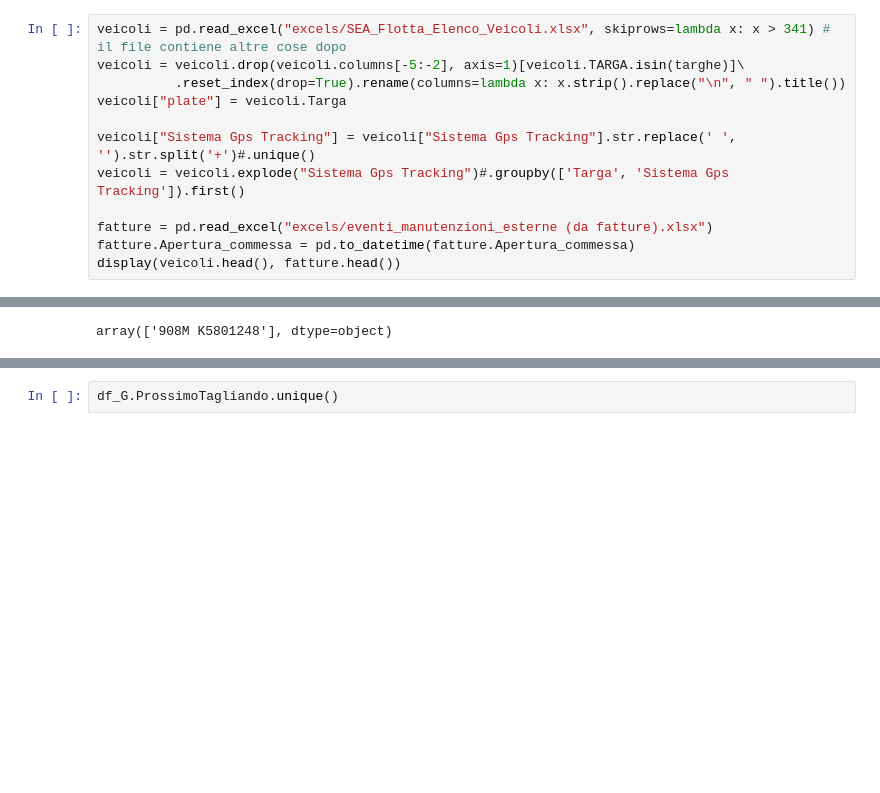
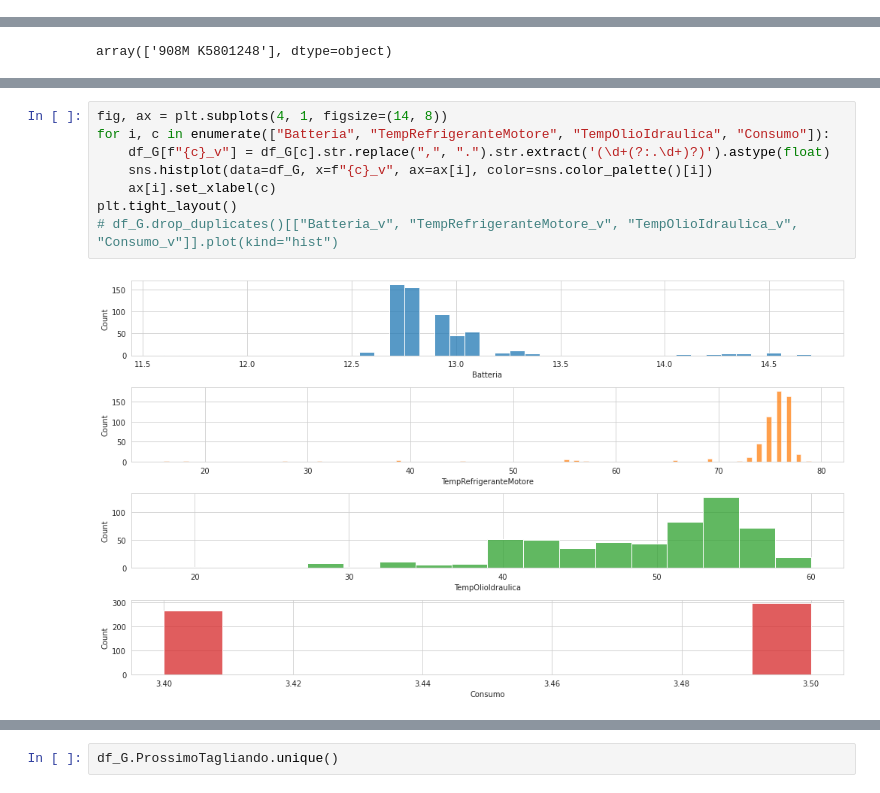
Before and after one commit to antonioalbanese/ai4trucks, a Jupyter notebook: cumulative_analysis.ipynb, the cells around one changed output, grey strips where cells are left out. Saved outputs shown, nothing was run; the diff lists cells and outputs as text; blank space fills up the shorter version.

```diff
--- a/cumulative_analysis.ipynb
+++ b/cumulative_analysis.ipynb
@@ -8,14 +13,2 @@ from pathlib import Path
 
 pd.options.display.max_columns = 100
-# %%
-veicoli = pd.read_excel("excels/SEA_Flotta_Elenco_Veicoli.xlsx", skiprows=lambda x: x > 341) # il file contiene altre cose dopo
-veicoli = veicoli.drop(veicoli.columns[-5:-2], axis=1)[veicoli.TARGA.isin(targhe)]\
-          .reset_index(drop=True).rename(columns=lambda x: x.strip().replace("\n", " ").title())
-veicoli["plate"] = veicoli.Targa
-
-veicoli["Sistema Gps Tracking"] = veicoli["Sistema Gps Tracking"].str.replace(' ', '').str.split('+')#.unique()
-veicoli = veicoli.explode("Sistema Gps Tracking")#.groupby(['Targa', 'Sistema Gps Tracking']).first()
-
-fatture = pd.read_excel("excels/eventi_manutenzioni_esterne (da fatture).xlsx")
-fatture.Apertura_commessa = pd.to_datetime(fatture.Apertura_commessa)
-display(veicoli.head(), fatture.head())
@@ -248,3 +330,13 @@ ChiaveElettronica             Attiva
 BloccoMotore                  Spento
 Name: 0, dtype: object
 --> Colonne eliminate
+# %%
+fig, ax = plt.subplots(4, 1, figsize=(14, 8))
+for i, c in enumerate(["Batteria", "TempRefrigeranteMotore", "TempOlioIdraulica", "Consumo"]):
+    df_G[f"{c}_v"] = df_G[c].str.replace(",", ".").str.extract('(\d+(?:.\d+)?)').astype(float)
+    sns.histplot(data=df_G, x=f"{c}_v", ax=ax[i], color=sns.color_palette()[i])
+    ax[i].set_xlabel(c)
+plt.tight_layout()
+# df_G.drop_duplicates()[["Batteria_v", "TempRefrigeranteMotore_v", "TempOlioIdraulica_v", "Consumo_v"]].plot(kind="hist")
+# %% [output]
+[figure, added]
```
Also changed, not shown: parts of 25 cells of this notebook, 4 other files.
